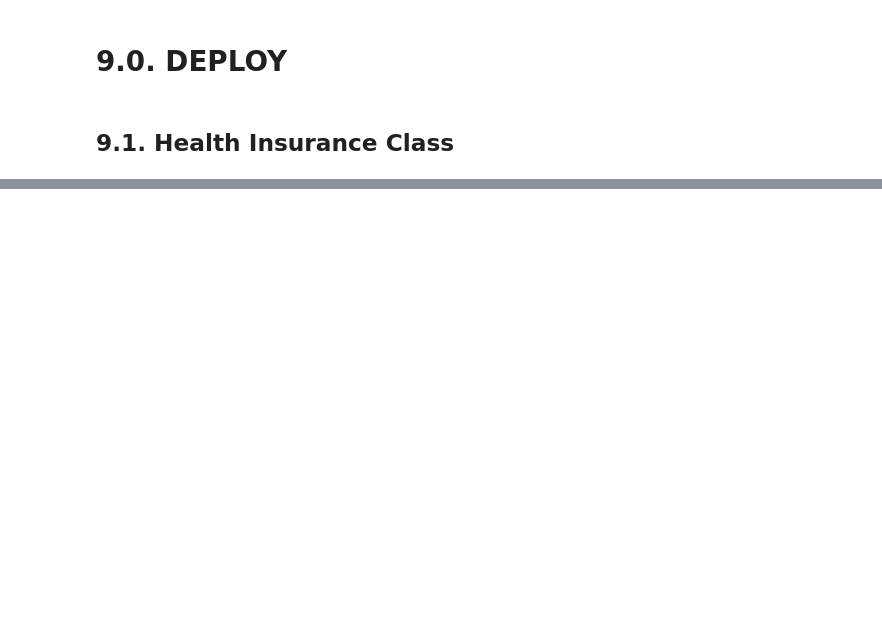
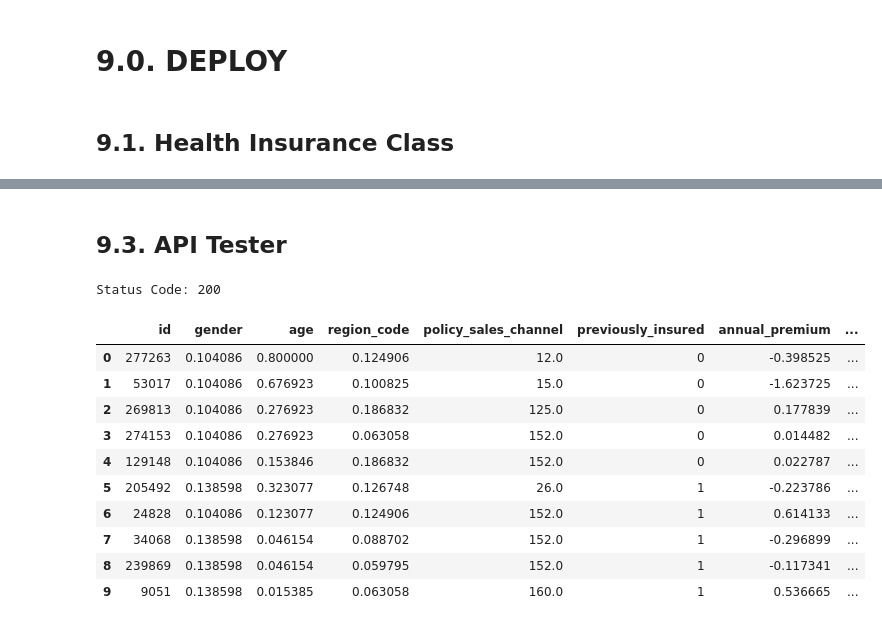
Before and after one commit to igormenesess/health_insurance_cross_sell, a Jupyter notebook: health_insurance_cross_sell.ipynb, the cells around one changed output, grey strips where cells are left out. Cells and saved outputs as stored; diff of their text form; code cells hidden in the pictures; blank space fills up the shorter version.

```diff
--- a/health_insurance_cross_sell.ipynb
+++ b/health_insurance_cross_sell.ipynb
@@ -709,0 +817,34 @@ pickle.dump(gnb_model, open( 'model/model_gnb.pkl', 'wb' ))
+# %% [markdown]
+## 9.3. API Tester
+# %%
+import requests
+
+df_test = x_val.sample(10)
+df_test.to_json('df_test.json')
+
+data = json.dumps(df_test.to_dict(orient='records'))
+
+# API Call
+url = 'https://health-insurance-model-ranking.herokuapp.com/predict'
+#url = '192.168.0.19:5000/predict'
+header = {'Content-type':'application/json'}
+
+r = requests.post(url, data=data, headers=header)
+print(f'Status Code: {r.status_code}')
+# %% [output]
+Status Code: 200
+# %%
+df = pd.DataFrame(r.json(), columns=r.json()[0].keys()).sort_values('score', ascending=False, ignore_index=True)
+df
+# %% [output]
+|  | id | gender | age | region_code | policy_sales_channel | previously_insured | annual_premium | ... |
+| 0 | 277263 | 0.104086 | 0.800000 | 0.124906 | 12.0 | 0 | -0.398525 | ... |
+| 1 | 53017 | 0.104086 | 0.676923 | 0.100825 | 15.0 | 0 | -1.623725 | ... |
+| 2 | 269813 | 0.104086 | 0.276923 | 0.186832 | 125.0 | 0 | 0.177839 | ... |
+| 3 | 274153 | 0.104086 | 0.276923 | 0.063058 | 152.0 | 0 | 0.014482 | ... |
+| 4 | 129148 | 0.104086 | 0.153846 | 0.186832 | 152.0 | 0 | 0.022787 | ... |
+| 5 | 205492 | 0.138598 | 0.323077 | 0.126748 | 26.0 | 1 | -0.223786 | ... |
+| 6 | 24828 | 0.104086 | 0.123077 | 0.124906 | 152.0 | 1 | 0.614133 | ... |
+| 7 | 34068 | 0.138598 | 0.046154 | 0.088702 | 152.0 | 1 | -0.296899 | ... |
+| 8 | 239869 | 0.138598 | 0.046154 | 0.059795 | 152.0 | 1 | -0.117341 | ... |
+| 9 | 9051 | 0.138598 | 0.015385 | 0.063058 | 160.0 | 1 | 0.536665 | ... |
```
Also changed, not shown: parts of 13 cells of this notebook, 5 other files.
